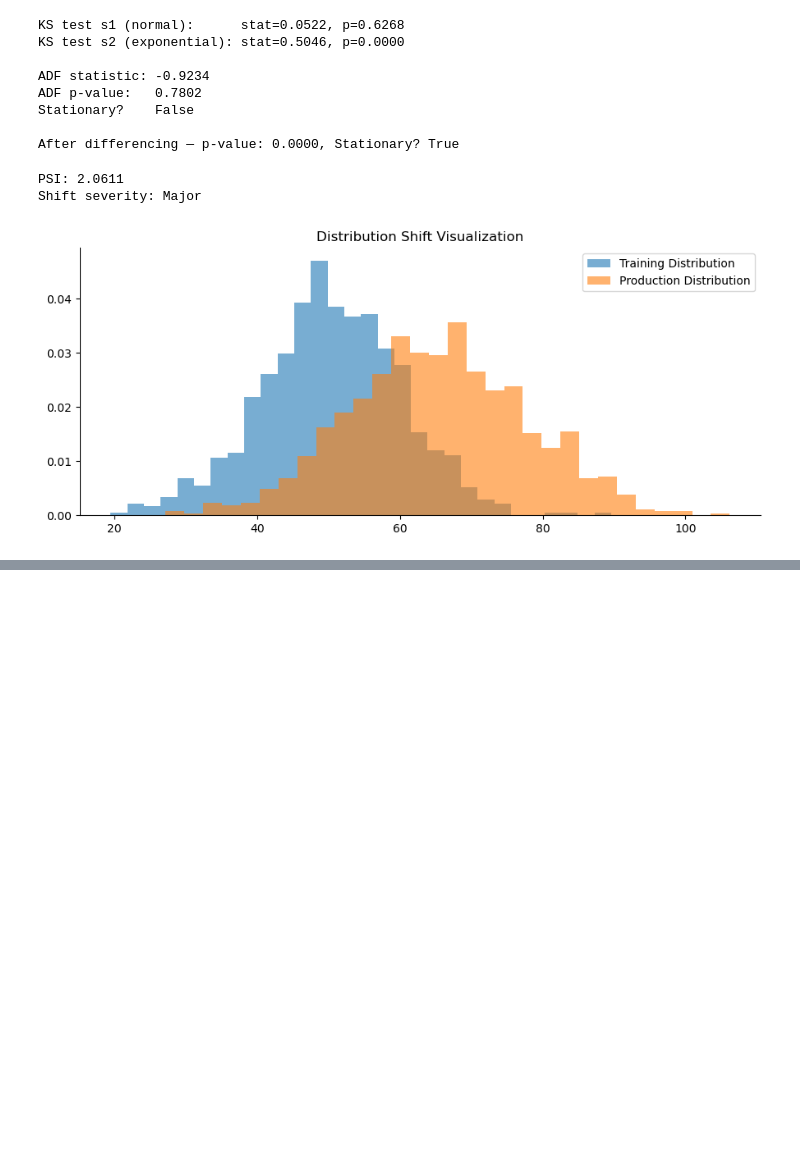
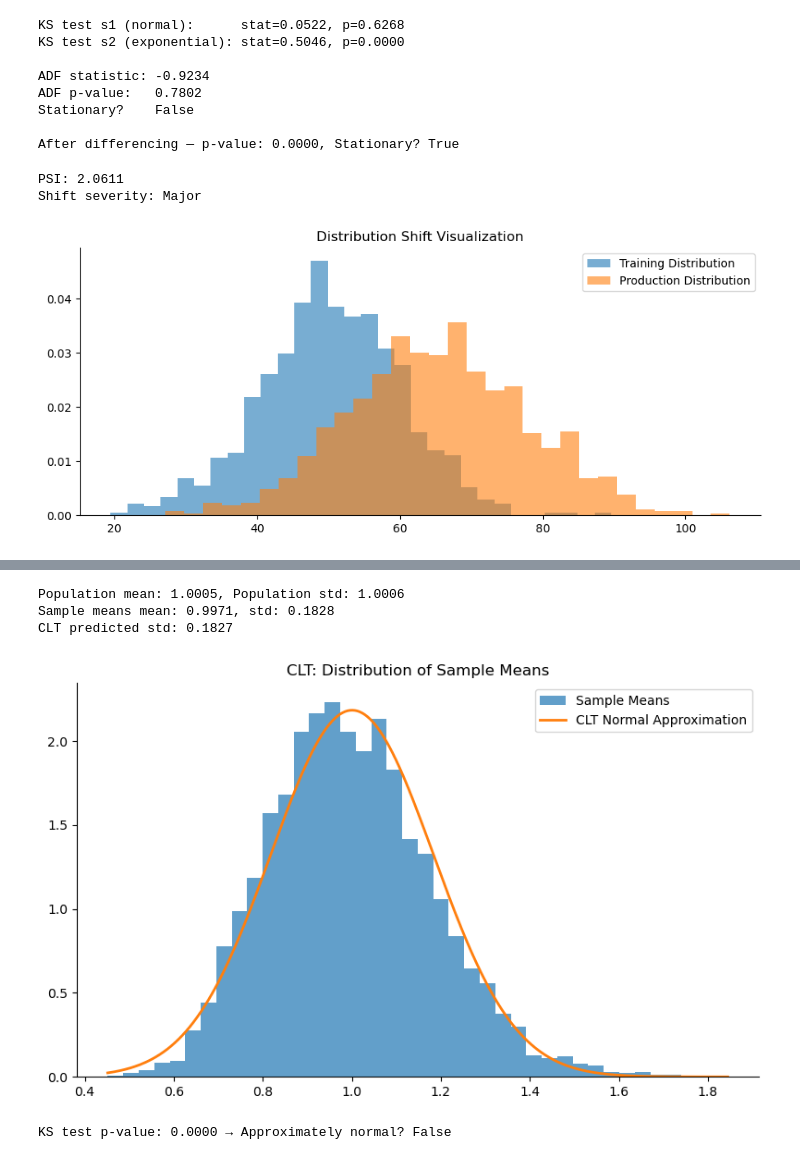
Before and after one commit to kaushikjayant-cyber/Celebal_Internship_Assignment, a Jupyter notebook: Week1_Jayant_Kaushik.ipynb, the cells around one changed output, grey strips where cells are left out. Saved outputs shown, nothing was run; the diff lists cells and outputs as text; code cells hidden in the pictures; blank space fills up the shorter version.

```diff
--- a/Week1_Jayant_Kaushik.ipynb
+++ b/Week1_Jayant_Kaushik.ipynb
@@ -732,0 +854,69 @@ Shift severity: Major
+# %%
+np.random.seed(7)
+
+population = np.random.exponential(scale=1.0, size=100_000)
+
+n_samples = 5000
+sample_size = 30
+
+# Draw 5000 samples of size 30 and compute their means
+sample_means = np.array([
+    np.random.choice(population, size=sample_size, replace=True).mean()
+    for _ in range(n_samples)
+])
+
+pop_mean = population.mean()
+pop_std = population.std()
+
+# CLT predicted standard deviation
+clt_std = pop_std / np.sqrt(sample_size)
+
+print(f"Population mean: {pop_mean:.4f}, Population std: {pop_std:.4f}")
+print(f"Sample means mean: {sample_means.mean():.4f}, std: {sample_means.std():.4f}")
+print(f"CLT predicted std: {clt_std:.4f}")
+
+# Plot
+fig, ax = plt.subplots(figsize=(8, 5))
+
+# Histogram of sample means
+ax.hist(sample_means,
+        bins=40,
+        density=True,
+        alpha=0.7,
+        label='Sample Means')
+
+# Theoretical Normal PDF from CLT
+x = np.linspace(sample_means.min(),
+                sample_means.max(),
+                500)
+
+ax.plot(
+    x,
+    stats.norm.pdf(x, loc=pop_mean, scale=clt_std),
+    linewidth=2,
+    label='CLT Normal Approximation'
+)
+
+ax.set_title('CLT: Distribution of Sample Means')
+ax.legend()
+
+plt.tight_layout()
+plt.show()
+
+# KS Test
+ks_result = stats.kstest(
+    sample_means,
+    'norm',
+    args=(pop_mean, clt_std)
+)
+
+print(
+    f"KS test p-value: {ks_result.pvalue:.4f} "
+    f"→ Approximately normal? {ks_result.pvalue > 0.05}"
+)
+# %% [output]
+Population mean: 1.0005, Population std: 1.0006
+Sample means mean: 0.9971, std: 0.1828
+CLT predicted std: 0.1827
+[figure, added]
+KS test p-value: 0.0000 → Approximately normal? False
```
Also changed, not shown: parts of 3 cells of this notebook.
